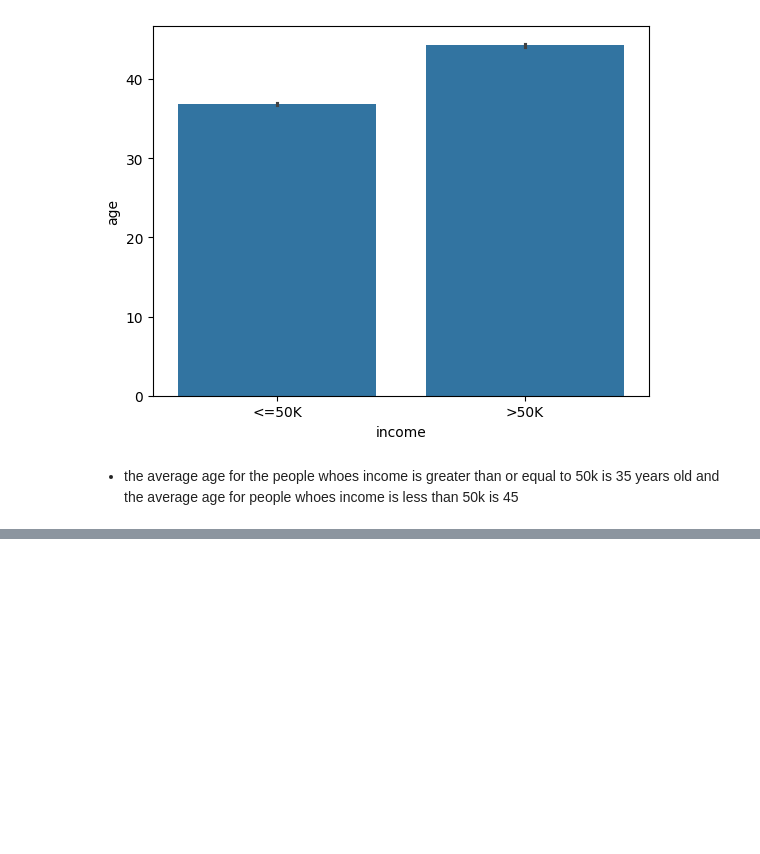
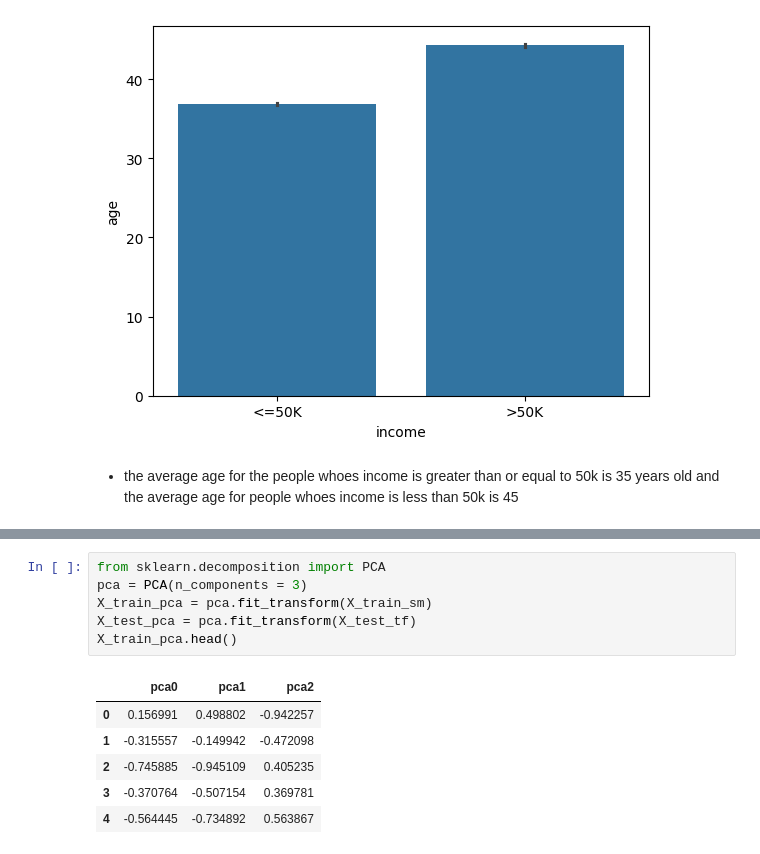
Before and after one commit to halaabbadi1/Project-4, a Jupyter notebook: Project_4.ipynb, the cells around one changed output, grey strips where cells are left out. Drawn from its saved outputs; the diff is of its cells as text; blank space fills up the shorter version.

```diff
--- a/Project_4.ipynb
+++ b/Project_4.ipynb
@@ -341,0 +388,13 @@ sns.barplot(data = df, x = 'income', y = 'age')
+# %%
+from sklearn.decomposition import PCA
+pca = PCA(n_components = 3)
+X_train_pca = pca.fit_transform(X_train_sm)
+X_test_pca = pca.fit_transform(X_test_tf)
+X_train_pca.head()
+# %% [output]
+|  | pca0 | pca1 | pca2 |
+| 0 | 0.156991 | 0.498802 | -0.942257 |
+| 1 | -0.315557 | -0.149942 | -0.472098 |
+| 2 | -0.745885 | -0.945109 | 0.405235 |
+| 3 | -0.370764 | -0.507154 | 0.369781 |
+| 4 | -0.564445 | -0.734892 | 0.563867 |
```
Also changed, not shown: parts of 5 cells of this notebook.
